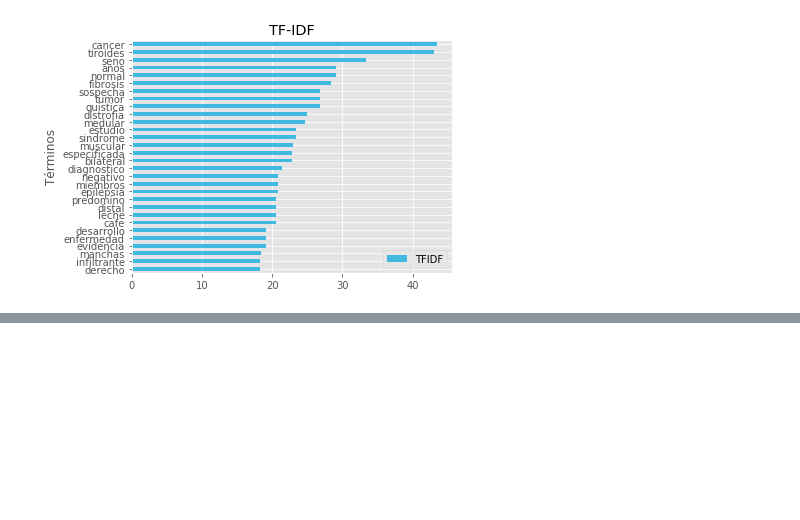
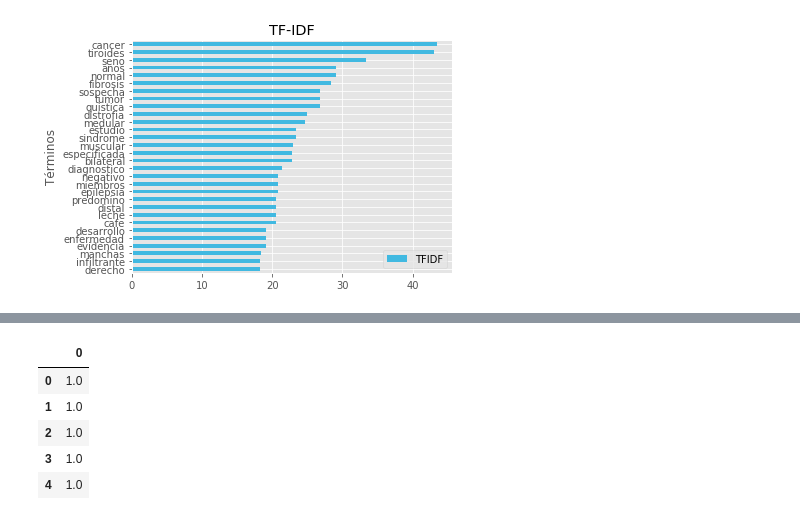
Before and after one commit to jevelezse/mineria_tesis, a Jupyter notebook: mineria_de texto.ipynb, the cells around one changed output, grey strips where cells are left out. Saved outputs shown, nothing was run; the diff lists cells and outputs as text; code cells hidden in the pictures; blank space fills up the shorter version.

```diff
--- a/mineria_de texto.ipynb
+++ b/mineria_de texto.ipynb
@@ -123,0 +178,11 @@ fig.savefig("TFIDF.png", bbox_inches=0)
+# %%
+comprobacion = np.sqrt(np.diag(np.dot(normalizado.T, normalizado))) # Comprobacion de la normlizacion......
+c = pd.DataFrame(comprobacion)
+c.head()
+# %% [output]
+|  | 0 |
+| 0 | 1.0 |
+| 1 | 1.0 |
+| 2 | 1.0 |
+| 3 | 1.0 |
+| 4 | 1.0 |
```
Also changed, not shown: parts of 9 cells of this notebook.
